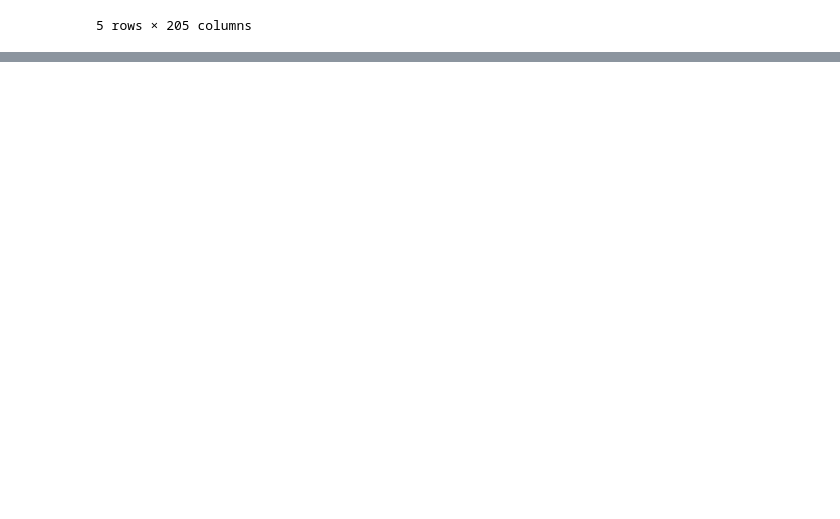
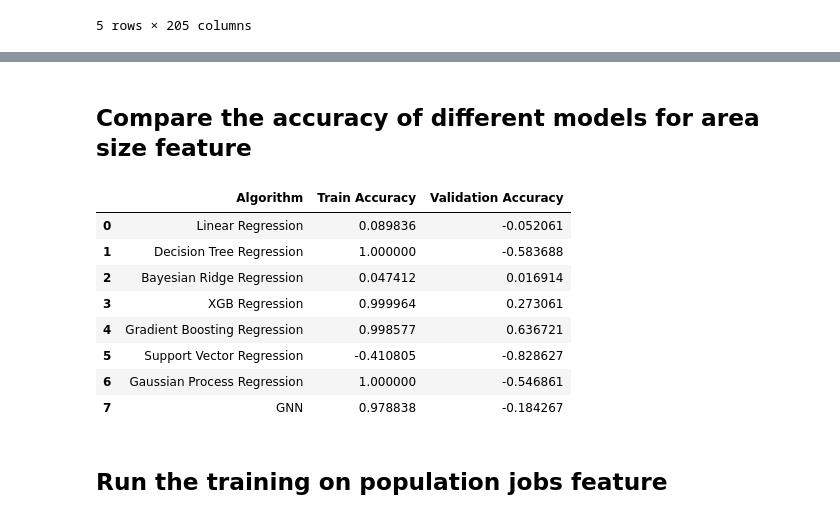
Before and after one commit to navpreetnp7/311_GNN, a Jupyter notebook: NYC 311 Socio-economic.ipynb, the cells around one changed output, grey strips where cells are left out. Cells and saved outputs as stored; diff of their text form; code cells hidden in the pictures; blank space fills up the shorter version.

```diff
--- a/NYC 311 Socio-economic.ipynb
+++ b/NYC 311 Socio-economic.ipynb
@@ -464,0 +644,6 @@ array([[7.78543537e-03, 9.87387474e-04, 9.20350151e-03, 4.36505470e-04,
+# %%
+
+loss, op, train_acc, val_acc = train(adj,features,labels[:,1].reshape(-1,1),train_indices,val_indices,True)
+
+train_results[1].append(train_acc)
+val_results[1].append(val_acc)
@@ -464,0 +668,18 @@ array([[7.78543537e-03, 9.87387474e-04, 9.20350151e-03, 4.36505470e-04,
+# %% [markdown]
+## Compare the accuracy of different models for area size feature
+# %%
+d = {'Algorithm': names, 'Train Accuracy': train_results[1], 'Validation Accuracy': val_results[1]}
+df = pd.DataFrame(data=d)
+df
+# %% [output]
+|  | Algorithm | Train Accuracy | Validation Accuracy |
+| 0 | Linear Regression | 0.089836 | -0.052061 |
+| 1 | Decision Tree Regression | 1.000000 | -0.583688 |
+| 2 | Bayesian Ridge Regression | 0.047412 | 0.016914 |
+| 3 | XGB Regression | 0.999964 | 0.273061 |
+| 4 | Gradient Boosting Regression | 0.998577 | 0.636721 |
+| 5 | Support Vector Regression | -0.410805 | -0.828627 |
+| 6 | Gaussian Process Regression | 1.000000 | -0.546861 |
+| 7 | GNN | 0.978838 | -0.184267 |
+# %% [markdown]
+## Run the training on population jobs feature
```
Also changed, not shown: parts of 60 cells of this notebook, 1 other file.
